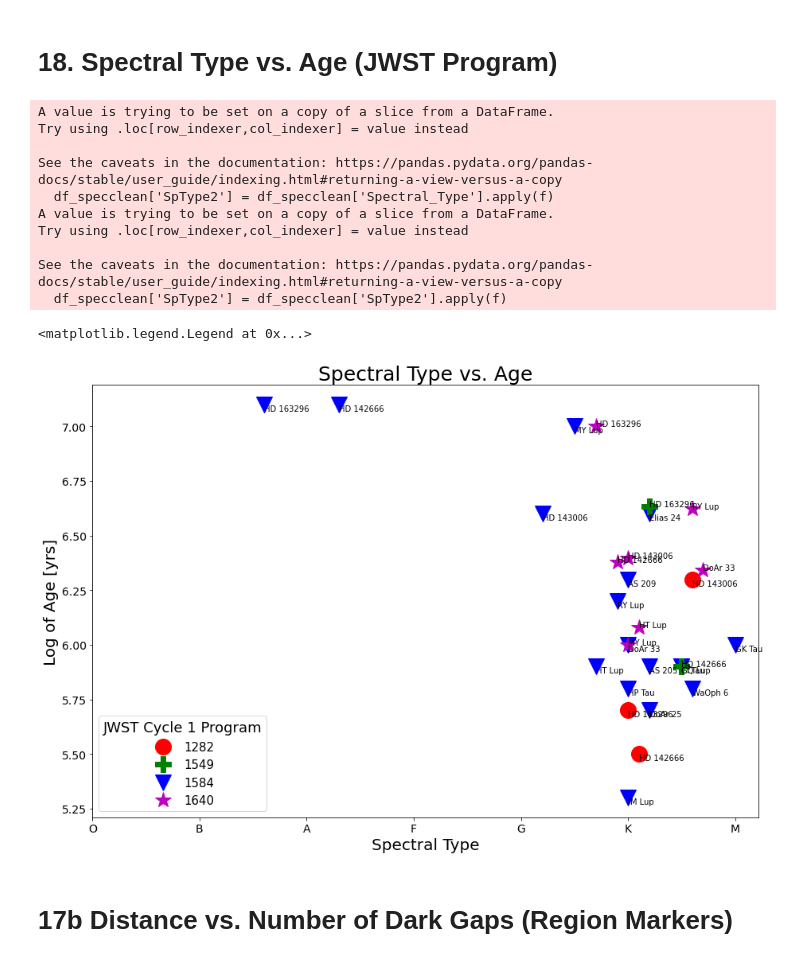
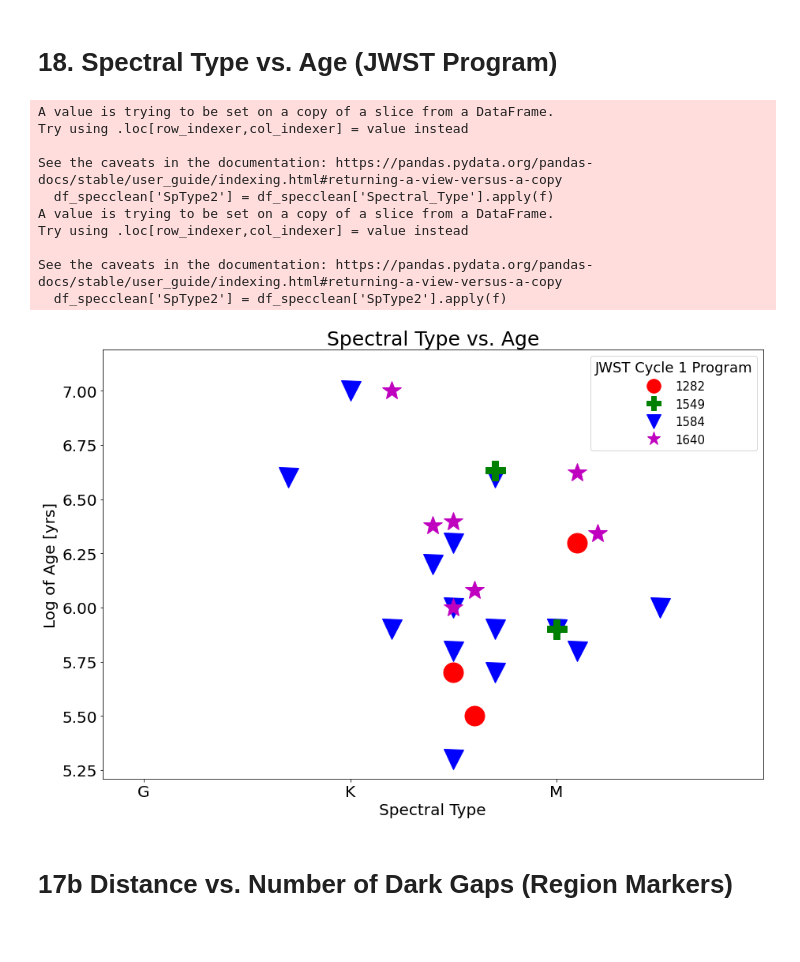
Before and after one commit to heretzp/URSI_astro_2022, a Jupyter notebook: Sources Parameter Plots PH.ipynb, the cells around one changed output. Cells and saved outputs as stored; diff of their text form; code cells hidden in the pictures.

Commit message:
Final updates to parameter plots

```diff
--- a/Sources Parameter Plots PH.ipynb
+++ b/Sources Parameter Plots PH.ipynb
@@ -13,6 +11,6 @@ ModuleNotFoundError: No module named 'plotnine'
 # %%
 # Read in sources info sheet csv
-data = pd.read_csv (r"C:\Users\pheretz\Desktop\URSI_Internship\Sources Info Sheet - Catalog (7.5).csv")
+data = pd.read_csv (r"C:\Users\pheretz\Desktop\URSI_Internship\Sources Info Sheet - Catalog (7.25).csv")
 # %% [markdown]
 # 1. Star mass vs. Disk mass
 # %%
@@ -1283,57 +1437,57 @@ fortyy = forty['log_tstar'].tolist()
 
 fig, ax = plt.subplots(figsize=(15,10))
 # Essentially, plot 4 plots on top of each other, 1 for each program:
-eightytwoplt, = ax.plot(eightytwox,eightytwoy, "ro", markersize=20)
-eightyfourplt, = ax.plot(eightyfourx,eightyfoury, "bv", markersize=20)
-fortynineplt, = ax.plot(fortyninex,fortyniney, "gP", markersize=20)
-fortyplt, = ax.plot(fortyx,fortyy, "m*", markersize=20)
+eightytwoplt, = ax.plot(eightytwox,eightytwoy, "ro", markersize=25)
+eightyfourplt, = ax.plot(eightyfourx,eightyfoury, "bv", markersize=25)
+fortynineplt, = ax.plot(fortyninex,fortyniney, "gP", markersize=25)
+fortyplt, = ax.plot(fortyx,fortyy, "m*", markersize=25)
 
 #titles and labels
 ax.set_title('Spectral Type vs. Age')
 ax.title.set_fontsize(25)
 ax.set_xlabel('Spectral Type')
 ax.xaxis.label.set_fontsize(20)
 ax.set_ylabel('Log of Age [yrs]')
 ax.yaxis.label.set_fontsize(20)
 # y limits
 #ax.set_ylim(0, 8)
 #ax.grid()
 
 # Set Spectral ticks
-ax.set_xticks(range(5,75,10)) # range(min,max,step count)
+ax.set_xticks(range(0,70,10)) # range(min,max,step count)
 ax.set_xticklabels(['O', 'B', 'A', 'F', 'G', 'K', 'M'])
-ax.tick_params(axis='both', labelsize=14)
+ax.set_xlim(38, 70)
+ax.tick_params(axis='both', labelsize=20)
 
 # add star names, for each plot
-for i, (x, y) in enumerate(zip(eightytwox,eightytwoy)):
-    plt.text(x,y,star_list[i],fontsize=10, rotation=0, va='top')
-for i, (x, y) in enumerate(zip(eightyfourx,eightyfoury)):
-    plt.text(x,y,star_list[i],fontsize=10,rotation=0,va='top')
-for i, (x, y) in enumerate(zip(fortyninex,fortyniney)):
-    plt.text(x,y,star_list[i],fontsize=10,rotation=0)
-for i, (x, y) in enumerate(zip(fortyx,fortyy)):
-    plt.text(x,y,star_list[i],fontsize=10,rotation=0)
+#for i, (x, y) in enumerate(zip(eightytwox,eightytwoy)):
+ #   plt.text(x,y,star_list[i],fontsize=10, rotation=0, va='top')
+#for i, (x, y) in enumerate(zip(eightyfourx,eightyfoury)):
+ #   plt.text(x,y,star_list[i],fontsize=10,rotation=0,va='top')
+#for i, (x, y) in enumerate(zip(fortyninex,fortyniney)):
+ #   plt.text(x,y,star_list[i],fontsize=10,rotation=0)
+#for i, (x, y) in enumerate(zip(fortyx,fortyy)):
+ #   plt.text(x,y,star_list[i],fontsize=10,rotation=0)
 
 # legend, named the 2 plot variables, and their assigned labels
 ax.legend([eightytwoplt,fortynineplt,eightyfourplt,fortyplt],
           ["1282", "1549","1584","1640"],
-          fontsize=15, title='JWST Cycle 1 Program',title_fontsize=18)
+          fontsize=15, title='JWST Cycle 1 Program',title_fontsize=18,markerscale=.7)
 
 # export plot as a PDF, create a new file name. Saves it in the same folder as journal. Remember to comment-out if making edits.
-#plt.savefig('spectype_vs_age_prog6.28.pdf')   #, bbox_inches='tight')
+plt.savefig('spectype_vs_age_prog7.29.pdf')   #, bbox_inches='tight')
 # %% [output]
 A value is trying to be set on a copy of a slice from a DataFrame.
 Try using .loc[row_indexer,col_indexer] = value instead
 
 See the caveats in the documentation: https://pandas.pydata.org/pandas-docs/stable/user_guide/indexing.html#returning-a-view-versus-a-copy
   df_specclean['SpType2'] = df_specclean['Spectral_Type'].apply(f)
 A value is trying to be set on a copy of a slice from a DataFrame.
 Try using .loc[row_indexer,col_indexer] = value instead
 
 See the caveats in the documentation: https://pandas.pydata.org/pandas-docs/stable/user_guide/indexing.html#returning-a-view-versus-a-copy
   df_specclean['SpType2'] = df_specclean['SpType2'].apply(f)
-<matplotlib.legend.Legend at 0x...>
-[figure, old version]
+[figure, new version]
 # %% [markdown]
 # 17b Distance vs. Number of Dark Gaps (Region Markers)
 # %%
```
Also changed, not shown: parts of 27 cells of this notebook, 9 other files.
